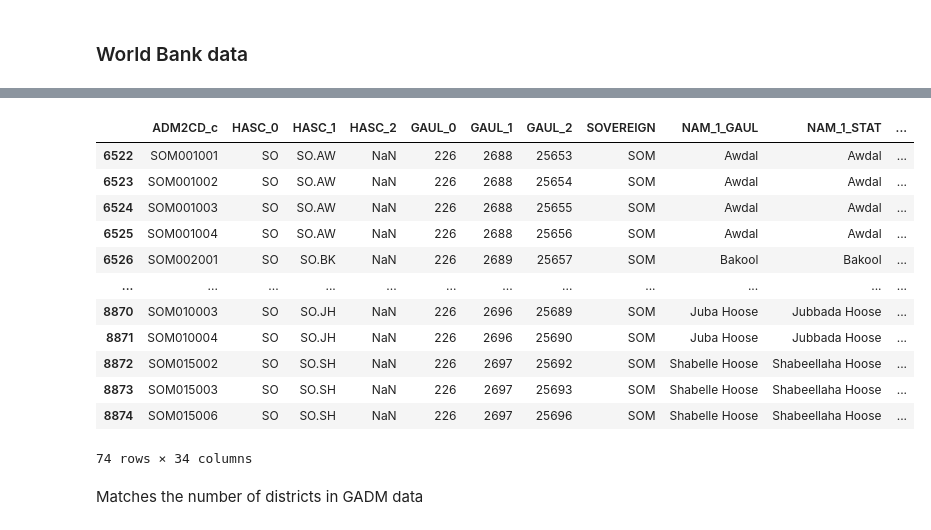
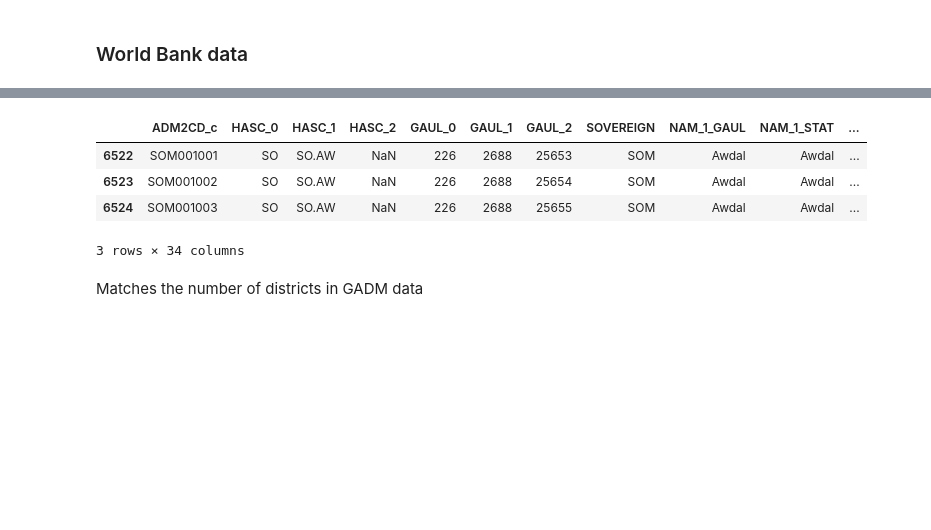
Before and after one commit to GitKalo/climate-displacement, a Jupyter notebook: network_flows.ipynb, the cells around one changed output, grey strips where cells are left out. Drawn from its saved outputs; the diff is of its cells as text; code cells hidden in the pictures; blank space fills up the shorter version.

```diff
--- a/network_flows.ipynb
+++ b/network_flows.ipynb
@@ -251,21 +273,13 @@ df_wb
 # %%
 # Filter to Somalia entries
 df_wb_som = df_wb[df_wb['HASC_0'] == 'SO']
-df_wb_som
+df_wb_som.head(3)
 # %% [output]
 |  | ADM2CD_c | HASC_0 | HASC_1 | HASC_2 | GAUL_0 | GAUL_1 | GAUL_2 | SOVEREIGN | NAM_1_GAUL | NAM_1_STAT | ... |
 | 6522 | SOM001001 | SO | SO.AW | NaN | 226 | 2688 | 25653 | SOM | Awdal | Awdal | ... |
 | 6523 | SOM001002 | SO | SO.AW | NaN | 226 | 2688 | 25654 | SOM | Awdal | Awdal | ... |
 | 6524 | SOM001003 | SO | SO.AW | NaN | 226 | 2688 | 25655 | SOM | Awdal | Awdal | ... |
-| 6525 | SOM001004 | SO | SO.AW | NaN | 226 | 2688 | 25656 | SOM | Awdal | Awdal | ... |
-| 6526 | SOM002001 | SO | SO.BK | NaN | 226 | 2689 | 25657 | SOM | Bakool | Bakool | ... |
-| ... | ... | ... | ... | ... | ... | ... | ... | ... | ... | ... | ... |
-| 8870 | SOM010003 | SO | SO.JH | NaN | 226 | 2696 | 25689 | SOM | Juba Hoose | Jubbada Hoose | ... |
-| 8871 | SOM010004 | SO | SO.JH | NaN | 226 | 2696 | 25690 | SOM | Juba Hoose | Jubbada Hoose | ... |
-| 8872 | SOM015002 | SO | SO.SH | NaN | 226 | 2697 | 25692 | SOM | Shabelle Hoose | Shabeellaha Hoose | ... |
-| 8873 | SOM015003 | SO | SO.SH | NaN | 226 | 2697 | 25693 | SOM | Shabelle Hoose | Shabeellaha Hoose | ... |
-| 8874 | SOM015006 | SO | SO.SH | NaN | 226 | 2697 | 25696 | SOM | Shabelle Hoose | Shabeellaha Hoose | ... |
-74 rows × 34 columns
+3 rows × 34 columns
 # %% [markdown]
 Matches the number of districts in GADM data
 # %%
```
Also changed, not shown: parts of 40 cells of this notebook.
